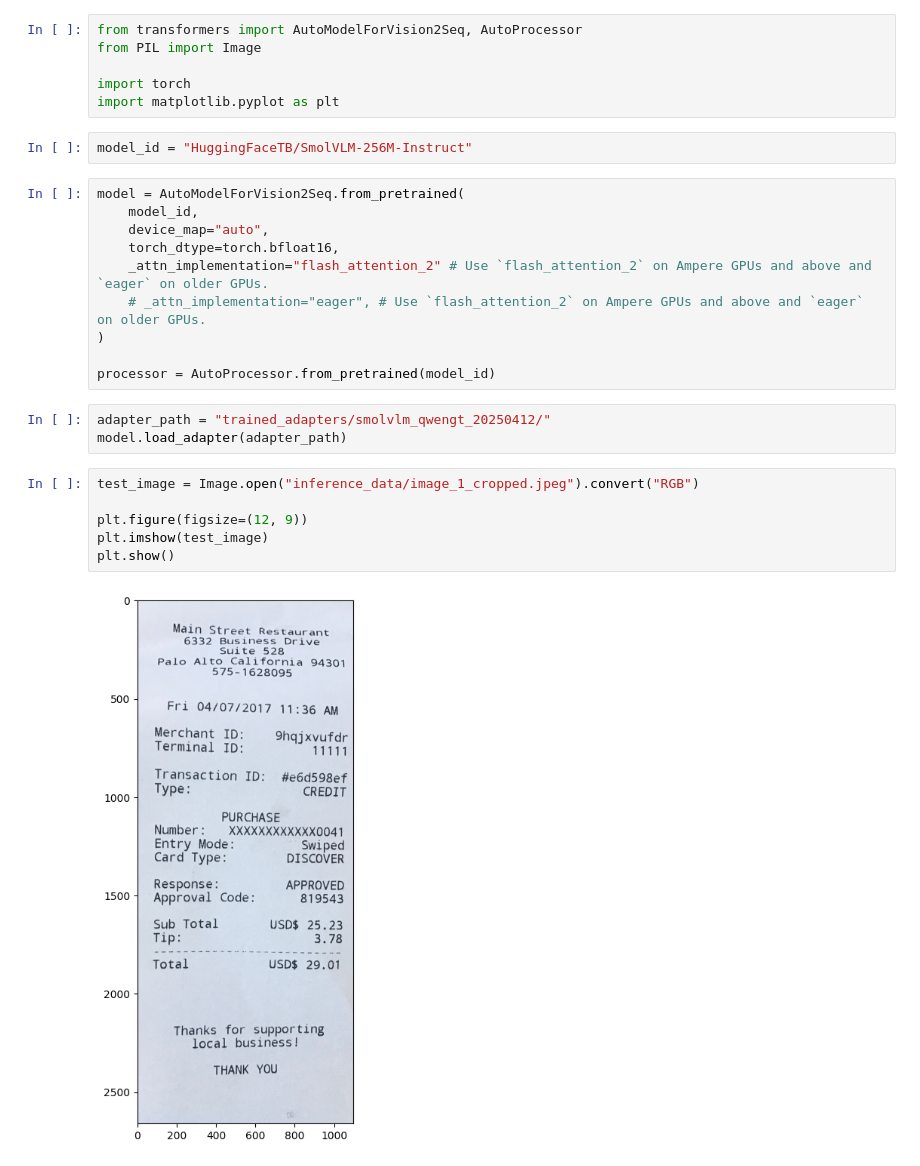
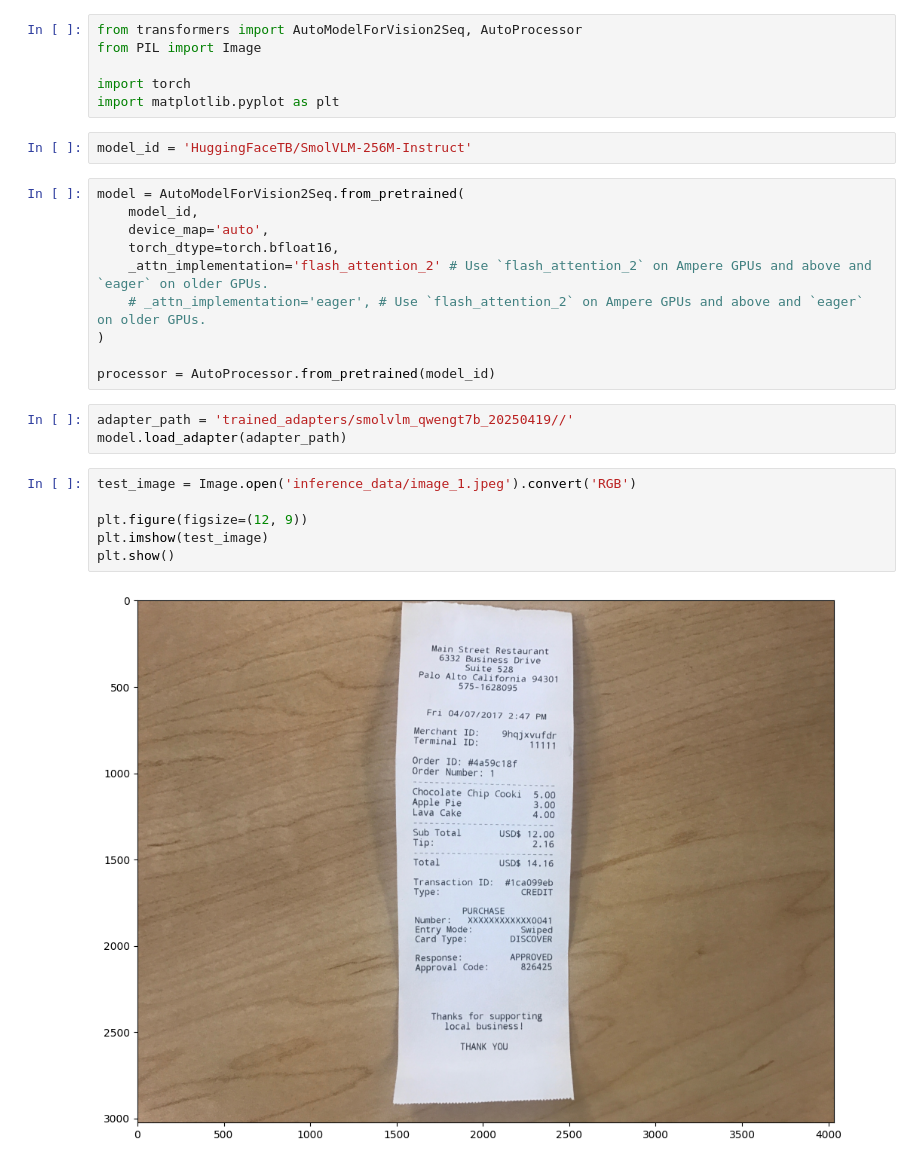
Before and after one commit to sovit-123/receipt_ocr, a Jupyter notebook: notebooks/smolvlm_inference_ft.ipynb, the cells around one changed output. Drawn from its saved outputs; the diff is of its cells as text.

```diff
--- a/notebooks/smolvlm_inference_ft.ipynb
+++ b/notebooks/smolvlm_inference_ft.ipynb
@@ -10,26 +10,26 @@ from PIL import Image
 import torch
 import matplotlib.pyplot as plt
 # %%
-model_id = "HuggingFaceTB/SmolVLM-256M-Instruct"
+model_id = 'HuggingFaceTB/SmolVLM-256M-Instruct'
 # %%
 model = AutoModelForVision2Seq.from_pretrained(
     model_id,
-    device_map="auto",
+    device_map='auto',
     torch_dtype=torch.bfloat16,
-    _attn_implementation="flash_attention_2" # Use `flash_attention_2` on Ampere GPUs and above and `eager` on older GPUs.
-    # _attn_implementation="eager", # Use `flash_attention_2` on Ampere GPUs and above and `eager` on older GPUs.
+    _attn_implementation='flash_attention_2' # Use `flash_attention_2` on Ampere GPUs and above and `eager` on older GPUs.
+    # _attn_implementation='eager', # Use `flash_attention_2` on Ampere GPUs and above and `eager` on older GPUs.
 )
 
 processor = AutoProcessor.from_pretrained(model_id)
 # %%
-adapter_path = "trained_adapters/smolvlm_qwengt_20250412/"
+adapter_path = 'trained_adapters/smolvlm_qwengt7b_20250419//'
 model.load_adapter(adapter_path)
 # %%
-test_image = Image.open("inference_data/image_1_cropped.jpeg").convert("RGB")
+test_image = Image.open('inference_data/image_1.jpeg').convert('RGB')
 
 plt.figure(figsize=(12, 9))
 plt.imshow(test_image)
 plt.show()
 # %% [output]
-[figure, old version]
+[figure, new version]
 # %%
```
Also changed, not shown: parts of 2 cells of this notebook, 54 other files.
